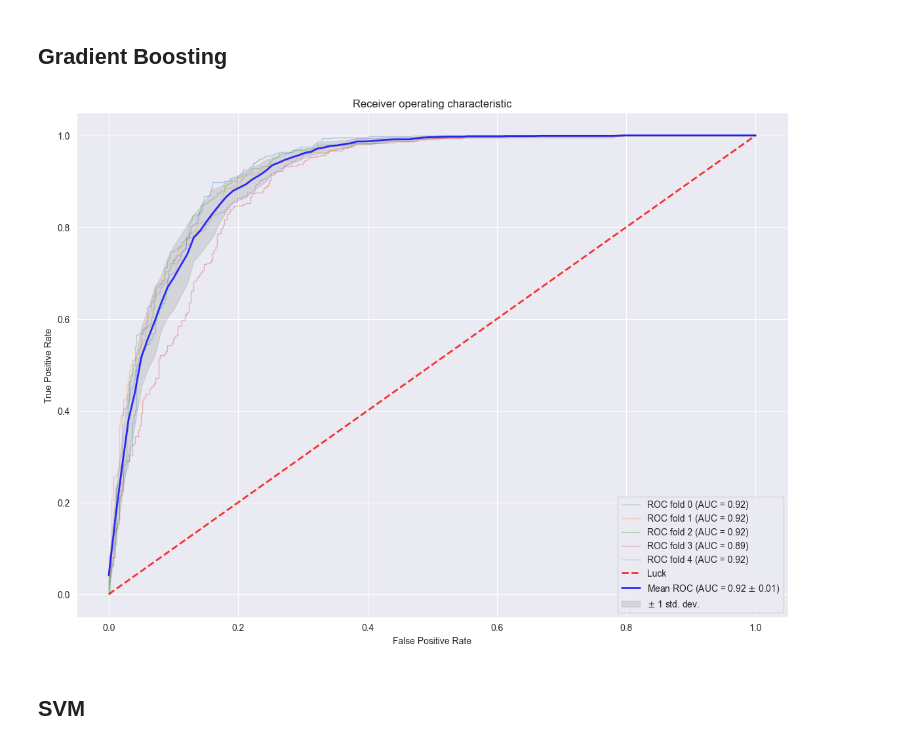
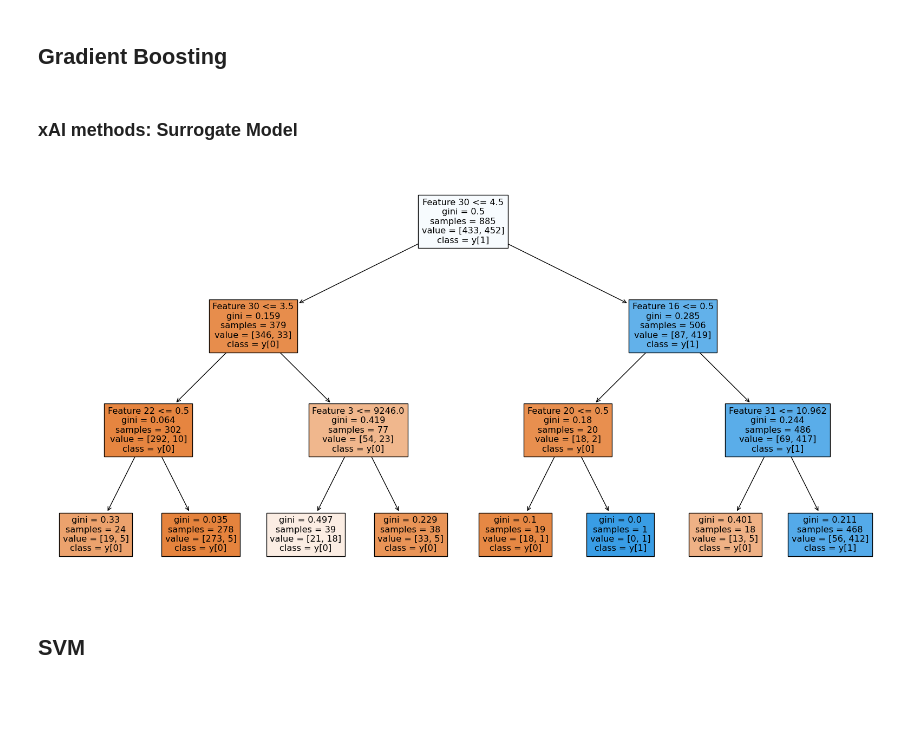
Before and after one commit to nscharrenberg/TAS-XAI, a Jupyter notebook: model_testing.ipynb, the cells around one changed output. Saved outputs shown, nothing was run; the diff lists cells and outputs as text; code cells hidden in the pictures; blank space fills up the shorter version.

Commit message:
Added Surrogate model and modified the eda file

```diff
--- a/model_testing.ipynb
+++ b/model_testing.ipynb
@@ -98,7 +98,25 @@ xgb_classifier = xgb.XGBClassifier(random_state=RANDOM_SEED)
-# %%
-xgb_scores = train_and_show_auc(xgb_classifier, features, target)
-# %% [output]
-[figure, removed]
+# %% [markdown]
+### xAI methods: Surrogate Model
+# %%
+X_train, X_test, y_train, y_test = train_test_split(features, target, test_size=0.2, random_state=42)
+
+# Train the model
+xgb_classifier = xgb.XGBClassifier(random_state=RANDOM_SEED)
+xgb_classifier.fit(X_train, y_train)
+
+# Generate predictions using the XGBoost model
+xgb_predictions = xgb_classifier.predict(X_test)
+
+# Train a Decision Tree as the surrogate model
+surrogate_model = DecisionTreeClassifier(max_depth=3)  # Limiting tree depth for simplicity
+surrogate_model.fit(X_test, xgb_predictions)
+
+# Visualize the Decision Tree
+plt.figure(figsize=(20,10))
+plot_tree(surrogate_model, filled=True, feature_names=[f'Feature {i}' for i in range(features.shape[1])], class_names=True)
+plt.show()
+# %% [output]
+[figure, added]
 # %% [markdown]
 ## SVM
 # %%
```
Also changed, not shown: parts of 10 cells of this notebook, 2 other files.
